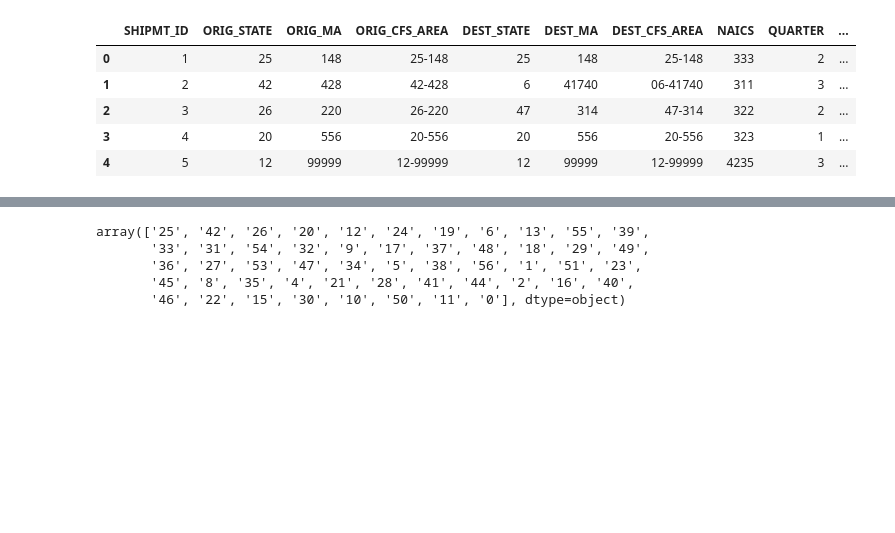
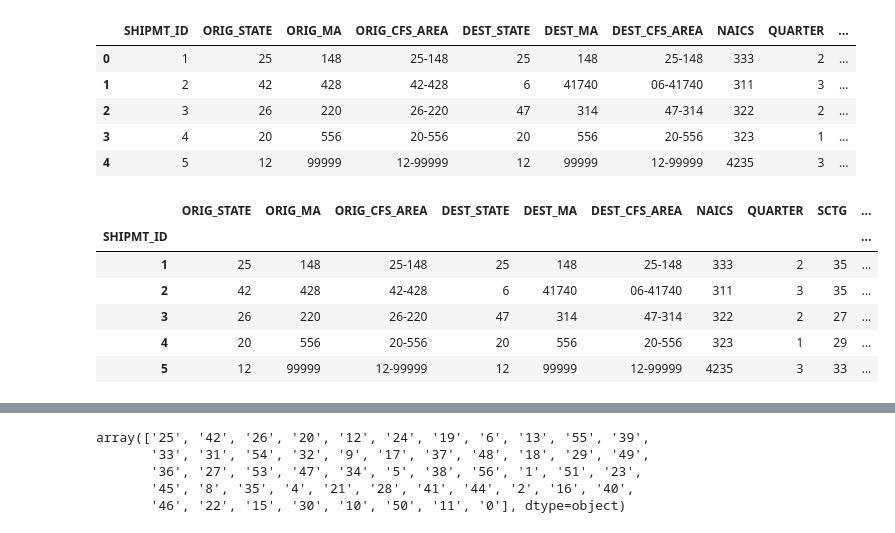
Before and after one commit to Niyati3029/CapstoneProject2020, a Jupyter notebook: DataPreProcess_Pranshu.ipynb, the cells around one changed output, grey strips where cells are left out. Drawn from its saved outputs; the diff is of its cells as text; code cells hidden in the pictures; blank space fills up the shorter version.

```diff
--- a/DataPreProcess_Pranshu.ipynb
+++ b/DataPreProcess_Pranshu.ipynb
@@ -22,3 +22,13 @@ df.head()
 # %%
 # SHIPMT_ID as index
 df.set_index('SHIPMT_ID',inplace=True)
+# %%
+df.head()
+# %% [output]
+|  | ORIG_STATE | ORIG_MA | ORIG_CFS_AREA | DEST_STATE | DEST_MA | DEST_CFS_AREA | NAICS | QUARTER | SCTG | ... |
+| SHIPMT_ID |  |  |  |  |  |  |  |  |  | ... |
+| 1 | 25 | 148 | 25-148 | 25 | 148 | 25-148 | 333 | 2 | 35 | ... |
+| 2 | 42 | 428 | 42-428 | 6 | 41740 | 06-41740 | 311 | 3 | 35 | ... |
+| 3 | 26 | 220 | 26-220 | 47 | 314 | 47-314 | 322 | 2 | 27 | ... |
+| 4 | 20 | 556 | 20-556 | 20 | 556 | 20-556 | 323 | 1 | 29 | ... |
+| 5 | 12 | 99999 | 12-99999 | 12 | 99999 | 12-99999 | 4235 | 3 | 33 | ... |
```
Also changed, not shown: parts of 44 cells of this notebook.
